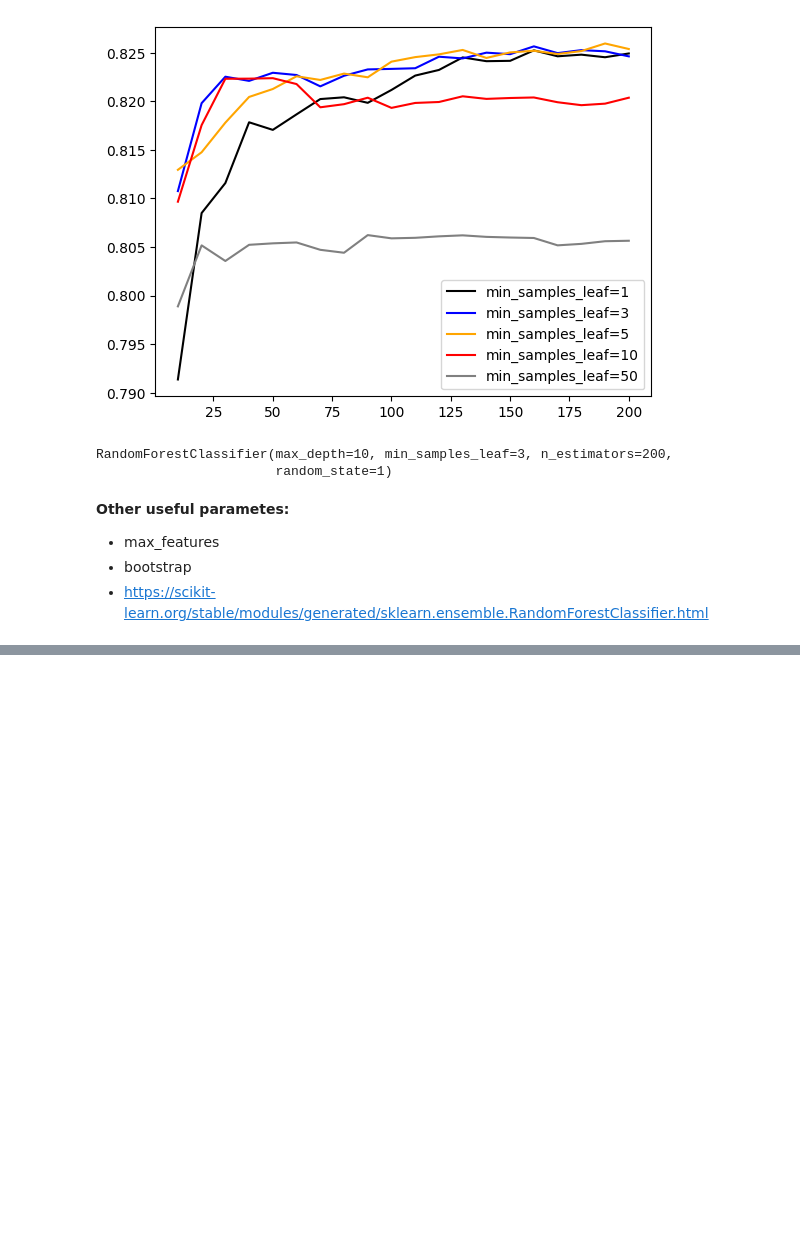
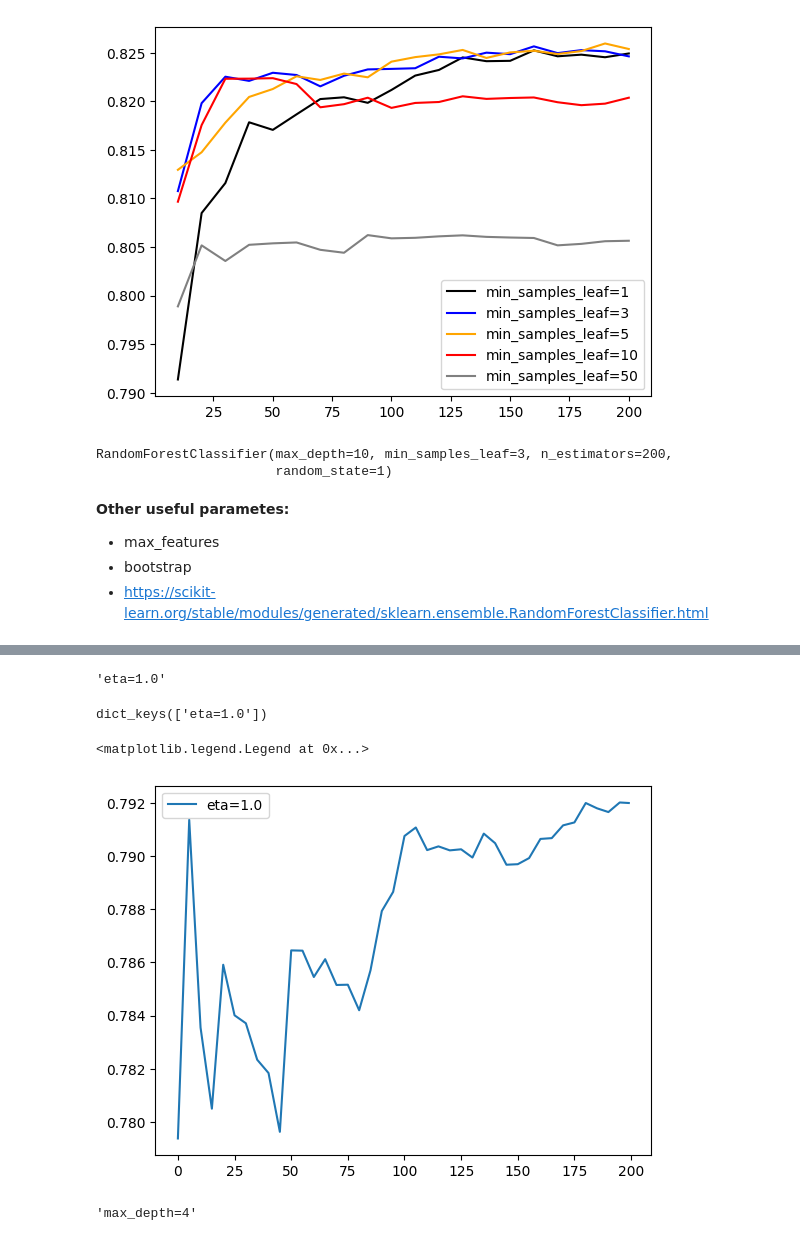
Before and after one commit to Naga-Manohar-Y/ML_ZoomCamp, a Jupyter notebook: 05_decision_trees/DecisionTrees.ipynb, the cells around one changed output, grey strips where cells are left out. Cells and saved outputs as stored; diff of their text form; code cells hidden in the pictures; blank space fills up the shorter version.

Commit message:
XG Boost implementation.

```diff
--- a/05_decision_trees/DecisionTrees.ipynb
+++ b/05_decision_trees/DecisionTrees.ipynb
@@ -707,0 +817,39 @@ Parsing xgboost's monitoring output
+# %%
+scores = {}
+# %%
+%%capture output
+
+xgb_params = {
+    'eta': 1.0,
+    'max_depth': 6,
+    'min_child_weight': 1,
+
+    'objective': 'binary:logistic',
+    'eval_metric': 'auc',
+
+    'nthread': 8,
+    'seed': 1,
+    'verbosity': 1,
+}
+
+model = xgb.train(xgb_params, dtrain, num_boost_round=200,
+                  verbose_eval=5,
+                  evals=watchlist)
+# %%
+
+key = 'eta=%s' % (xgb_params['eta'])
+scores[key] = parse_xgb_output(output)
+key
+# %% [output]
+'eta=1.0'
+# %%
+scores.keys()
+# %% [output]
+dict_keys(['eta=1.0'])
+# %%
+for eta, df_scores in scores.items():
+    plt.plot(df_scores.num_iter, df_scores.val_auc, label=eta)
+plt.legend()
+# %% [output]
+<matplotlib.legend.Legend at 0x...>
+[figure, added]
@@ -707,0 +877,6 @@ Parsing xgboost's monitoring output
+# %%
+key = 'max_depth=%s' % (xgb_params['max_depth'])
+scores[key] = parse_xgb_output(output)
+key
+# %% [output]
+'max_depth=4'
```
Also changed, not shown: parts of 48 cells of this notebook, 1 other file.
